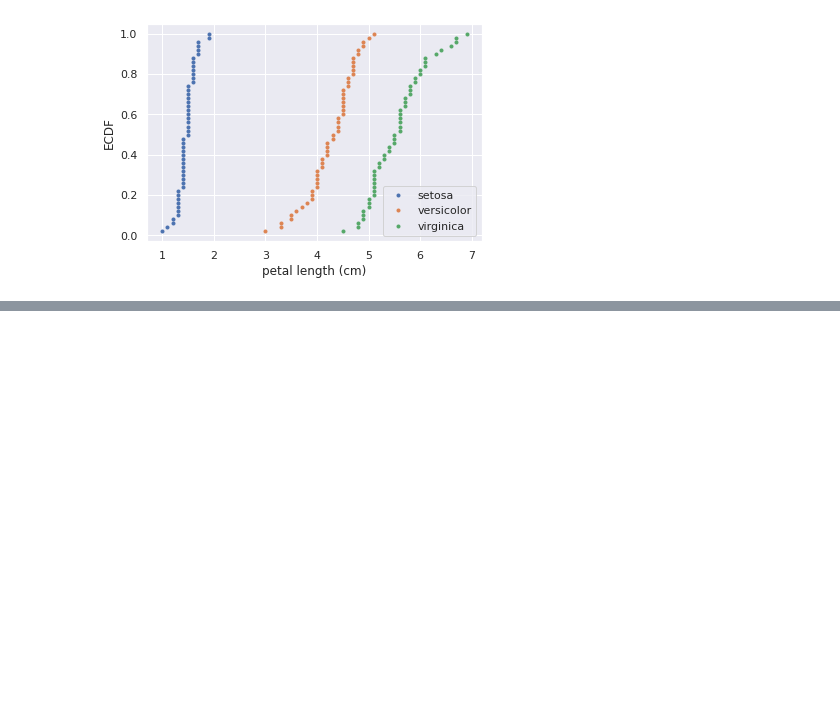
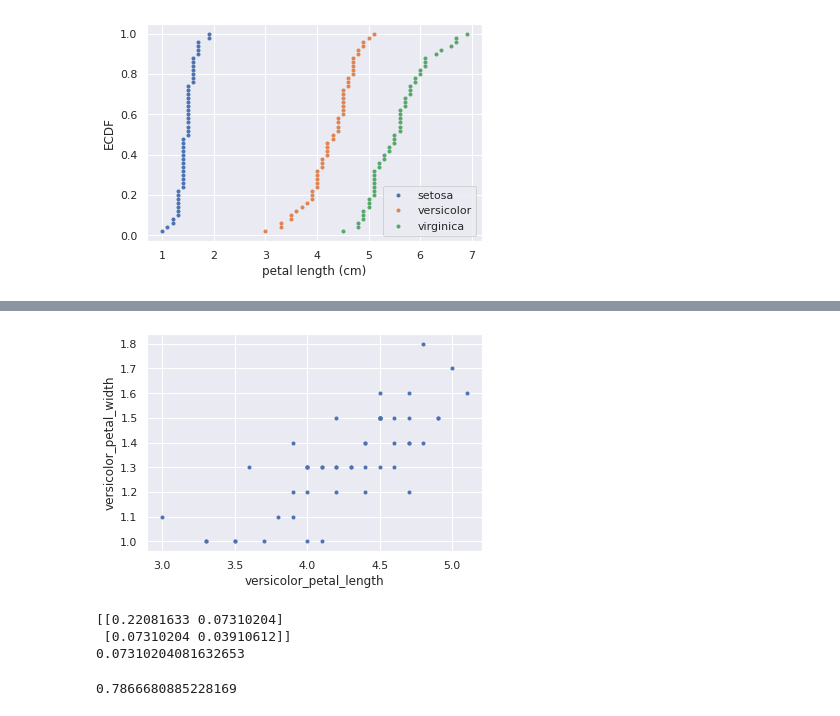
Before and after one commit to TedHaley/courses, a Jupyter notebook: statistical_thinking_in_python_part_1.ipynb, the cells around one changed output, grey strips where cells are left out. Cells and saved outputs as stored; diff of their text form; code cells hidden in the pictures; blank space fills up the shorter version.

```diff
--- a/statistical_thinking_in_python_part_1.ipynb
+++ b/statistical_thinking_in_python_part_1.ipynb
@@ -140,0 +209,48 @@ plt.show()
+# %%
+versicolor_petal_length = df_versicolor['petal length (cm)']
+versicolor_petal_width = df_versicolor['petal width (cm)']
+
+# Make a scatter plot
+_ = plt.plot(versicolor_petal_length, versicolor_petal_width, marker='.', linestyle='none')
+
+# Label the axes
+_ = plt.xlabel('versicolor_petal_length')
+_ = plt.ylabel('versicolor_petal_width')
+
+# Show the result
+plt.show()
+# %% [output]
+[figure, added]
+# %%
+# Covariance
+# Compute the covariance matrix: covariance_matrix
+covariance_matrix = np.cov(versicolor_petal_length, versicolor_petal_width)
+
+# Print covariance matrix
+print(covariance_matrix)
+
+# Extract covariance of length and width of petals: petal_cov
+petal_cov = covariance_matrix[0, 1]
+
+# Print the length/width covariance
+print(petal_cov)
+# %% [output]
+[[0.22081633 0.07310204]
+ [0.07310204 0.03910612]]
+0.07310204081632653
+# %%
+def pearson_r(x, y):
+    """Compute Pearson correlation coefficient between two arrays."""
+    # Compute correlation matrix: corr_mat
+    corr_mat = np.corrcoef(x, y)
+
+    # Return entry [0,1]
+    return corr_mat[0,1]
+
+# Compute Pearson correlation coefficient for I. versicolor: r
+r = pearson_r(versicolor_petal_length, versicolor_petal_width)
+
+# Print the result
+print(r)
+# %% [output]
+0.7866680885228169
```
Also changed, not shown: parts of 14 cells of this notebook.
